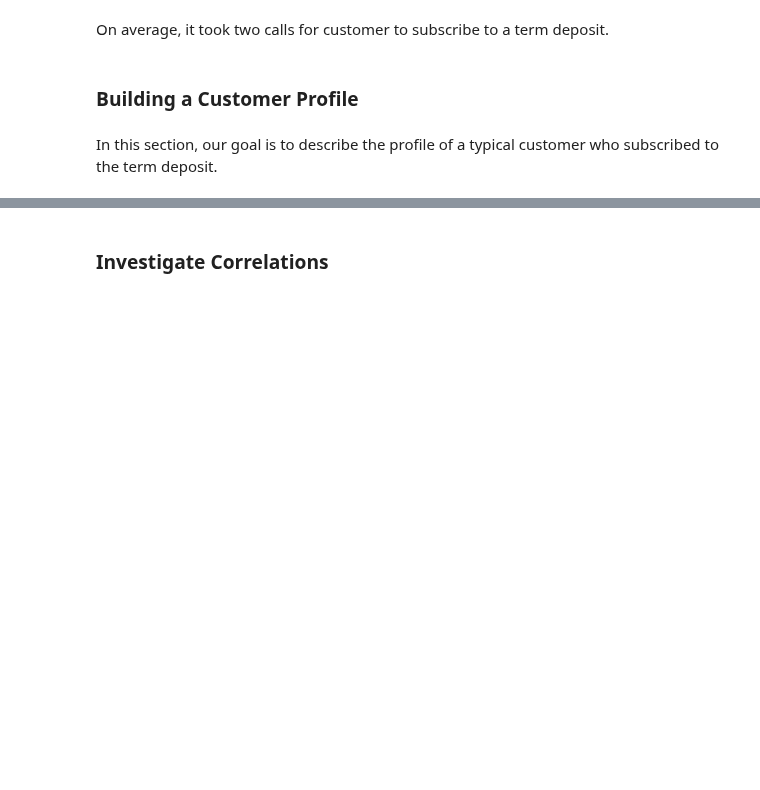
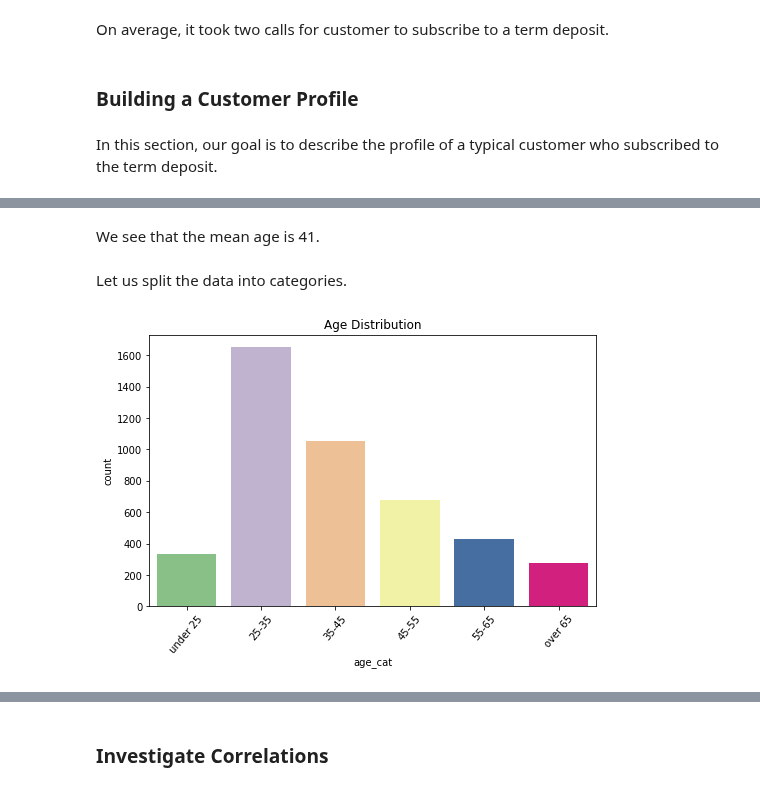
Before and after one commit to nadinezab/bank-marketing, a Jupyter notebook: bank-marketing.ipynb, the cells around one changed output, grey strips where cells are left out. Cells and saved outputs as stored; diff of their text form; code cells hidden in the pictures; blank space fills up the shorter version.

```diff
--- a/bank-marketing.ipynb
+++ b/bank-marketing.ipynb
@@ -684,0 +698,20 @@ Let us start by looking at the `job` feature.
+# %% [markdown]
+We see that the mean age is 41.
+# %% [markdown]
+Let us split the data into categories.
+# %%
+# Define bins based on statistics
+age_cats = [0, 25, 35, 45, 55, 65, 100]
+age_labels = ['under 25', '25-35', '35-45', '45-55', '55-65', 'over 65']
+
+# Map to bins using pd.cut()
+subscribers['age_cat'] = pd.cut(subscribers['age'], bins = age_cats, labels = age_labels)
+
+# Plot job distribution amongst subscribers
+plt.figure(figsize = (8,5))
+sns.countplot(subscribers['age_cat'], palette = chosen_palette)
+plt.title("Age Distribution")
+plt.xticks(rotation = 50)
+plt.show()
+# %% [output]
+[figure, added]
```
Also changed, not shown: parts of 17 cells of this notebook.
